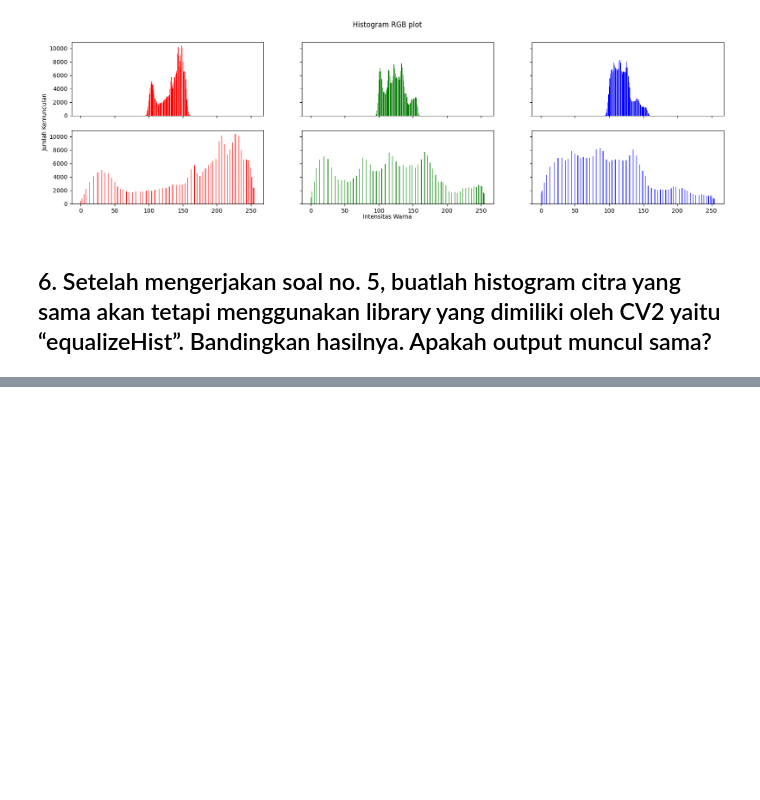
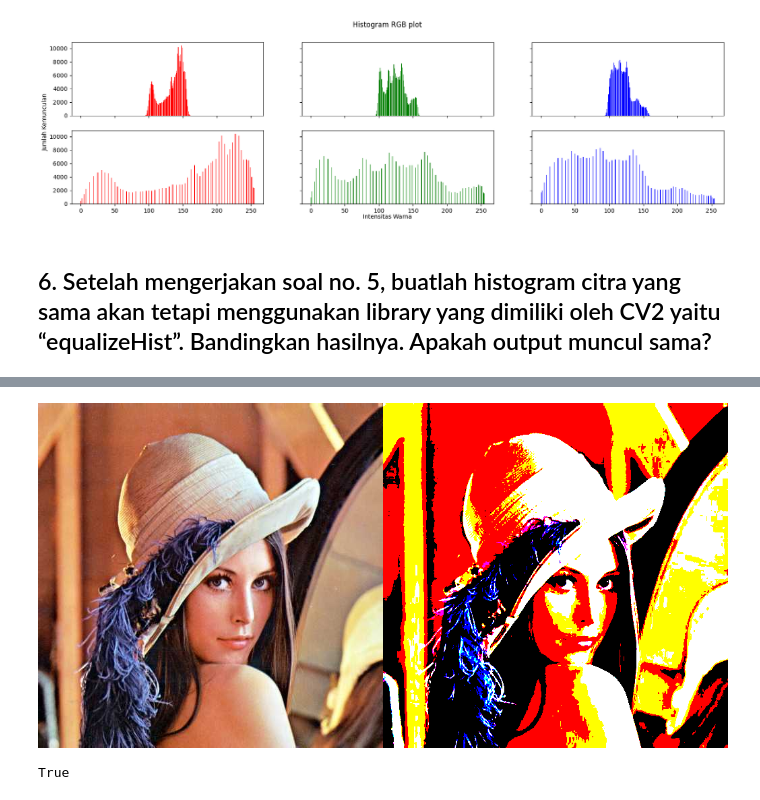
Before and after one commit to ulfiizza27/2141720052-PCVK-2023, a Jupyter notebook: week-06/Week6.ipynb, the cells around one changed output, grey strips where cells are left out. Drawn from its saved outputs; the diff is of its cells as text; code cells hidden in the pictures; blank space fills up the shorter version.

Commit message:
https://github.com/ulfiizza27/2141720052-PCVK-2023/blob/main/week-06/Week6.ipynb

```diff
--- a/week-06/Week6.ipynb
+++ b/week-06/Week6.ipynb
@@ -172,0 +209,34 @@ else:
+# %%
+img2 = cv.imread('/content/drive/MyDrive/PCVK/img/lena2.jpg', cv.IMREAD_COLOR)
+
+def warnaTerdekat (r, g, b):
+  pValue = 0
+  minDistance = 255*255 + 255*255 + 255*255 + 1
+  warnaPallette = [[0, 0, 0], [255, 0, 0], [0, 255, 0], [255, 255, 0], [0, 0, 255], [255, 0, 255], [0, 255, 255], [255, 255, 255]]
+  for i in range(len(warnaPallette)):
+    rDiff = r - warnaPallette[i][0]
+    gDiff = g - warnaPallette[i][1]
+    bDiff = b - warnaPallette[i][2]
+    distance = rDiff*rDiff + gDiff*gDiff + bDiff*bDiff
+    if (distance < minDistance):
+      minDistance = distance
+      pValue = i
+  return pValue
+
+warnaPallette = [[0, 0, 0], [255, 0, 0], [0, 255, 0], [255, 255, 0], [0, 0, 255], [255, 0, 255], [0, 255, 255], [255, 255, 255]]
+img_16 = cv.cvtColor(img2, cv.COLOR_BGR2RGB)
+img_8 = np.zeros(img_16.shape, img_16.dtype)
+
+for y in range(0, img_16.shape[0]):
+  for x in range(0, img_16.shape[1]):
+    baru = warnaTerdekat(img_16[y, x, 0], img_16[y, x, 1], img_16[y, x, 2])
+    img_8[y, x] = warnaPallette[baru]
+
+img_16 = cv.cvtColor(img_16, cv.COLOR_BGR2RGB)
+img_8 = cv.cvtColor(img_8, cv.COLOR_BGR2RGB)
+final_frame = cv.hconcat((img_16, img_8))
+cv2_imshow(final_frame)
+cv.imwrite('/content/drive/MyDrive/PCVK/img/lena.jpg', img_8)
+# %% [output]
+[figure, added]
+True
```
Also changed, not shown: parts of 5 cells of this notebook.
